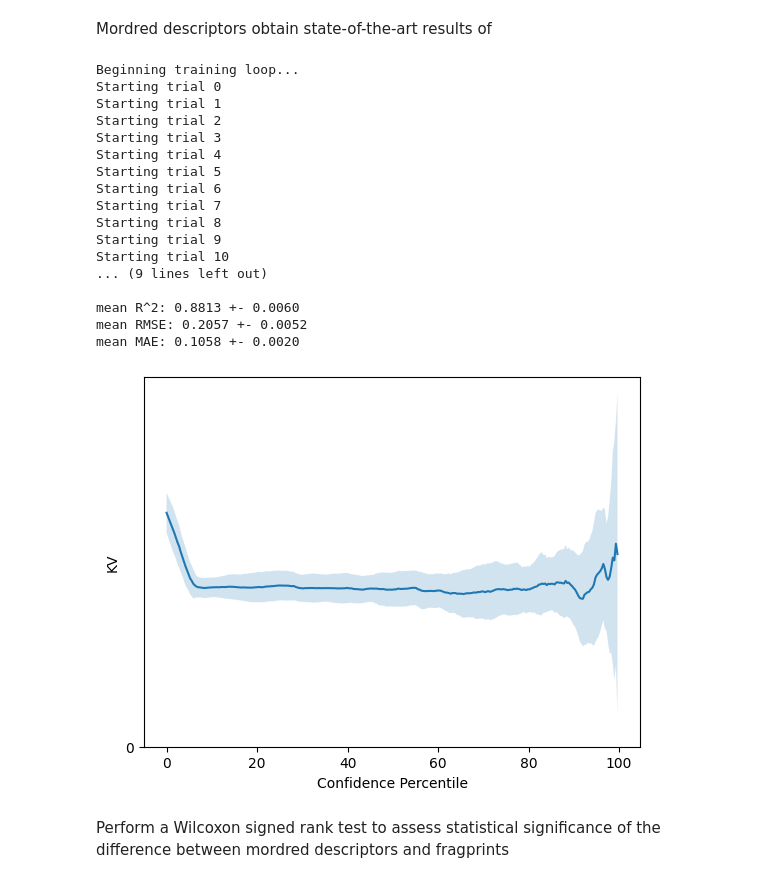
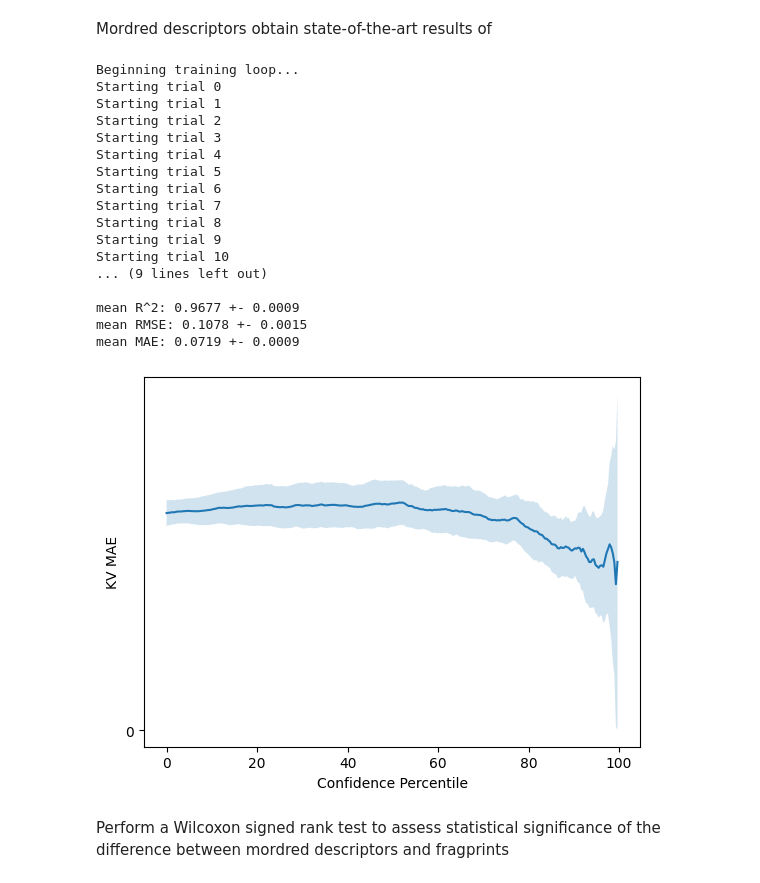
Before and after one commit to ToennisStef/BayesianThompsonSamplingOptimization, a Jupyter notebook: GP Regression on Molecules.ipynb, the cells around one changed output. Cells and saved outputs as stored; diff of their text form; code cells hidden in the pictures.

```diff
--- a/GP Regression on Molecules.ipynb
+++ b/GP Regression on Molecules.ipynb
@@ -128,7 +128,7 @@ loader.read_csv(path="./output_data_full.csv", smiles_column="SMILES", label_col
 
 
 # Mordred descriptor computation is expensive
-calc = Calculator(descriptors, ignore_3D=False)
+calc = Calculator(descriptors)
 mols = [Chem.MolFromSmiles(smi) for smi in loader.features]
 t0 = time.time()
 X_mordred = [calc(mol) for mol in mols]
@@ -356,26 +351,26 @@ mean MAE: 0.0721 +- 0.0009
 # %% [markdown]
 Mordred descriptors obtain state-of-the-art results of
 # %%
-rmse_mordred, mae_mordred = evaluate_model(X_mordred_100, y, use_mordred=True)
+rmse_mordred, mae_mordred = evaluate_model(X_mordred, y, use_mordred=True)
 # %% [output]
 Beginning training loop...
 Starting trial 0
 Starting trial 1
 Starting trial 2
 Starting trial 3
 Starting trial 4
 Starting trial 5
 Starting trial 6
 Starting trial 7
 Starting trial 8
 Starting trial 9
 Starting trial 10
 ... (9 lines left out)
 
-mean R^2: 0.8813 +- 0.0060
-mean RMSE: 0.2057 +- 0.0052
-mean MAE: 0.1058 +- 0.0020
+mean R^2: 0.9677 +- 0.0009
+mean RMSE: 0.1078 +- 0.0015
+mean MAE: 0.0719 +- 0.0009
-[figure, old version]
+[figure, new version]
 # %% [markdown]
 Perform a Wilcoxon signed rank test to assess statistical significance of the difference between mordred descriptors and fragprints
 # %%
```
Also changed, not shown: parts of 5 cells of this notebook, 15 other files.
